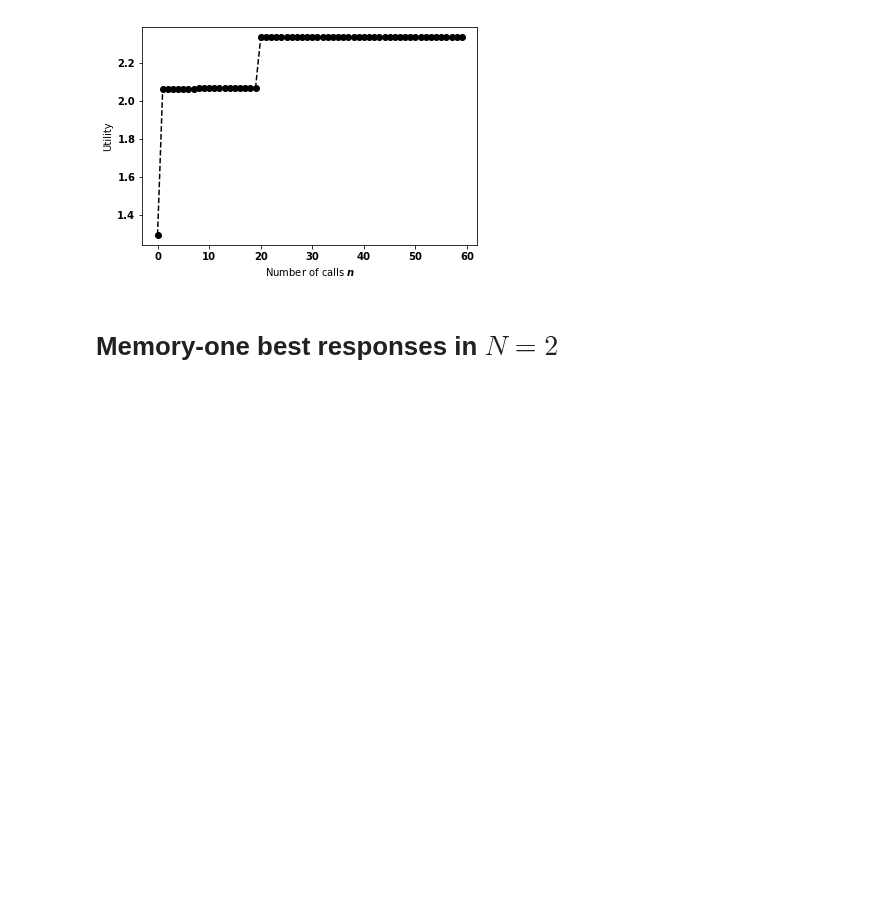
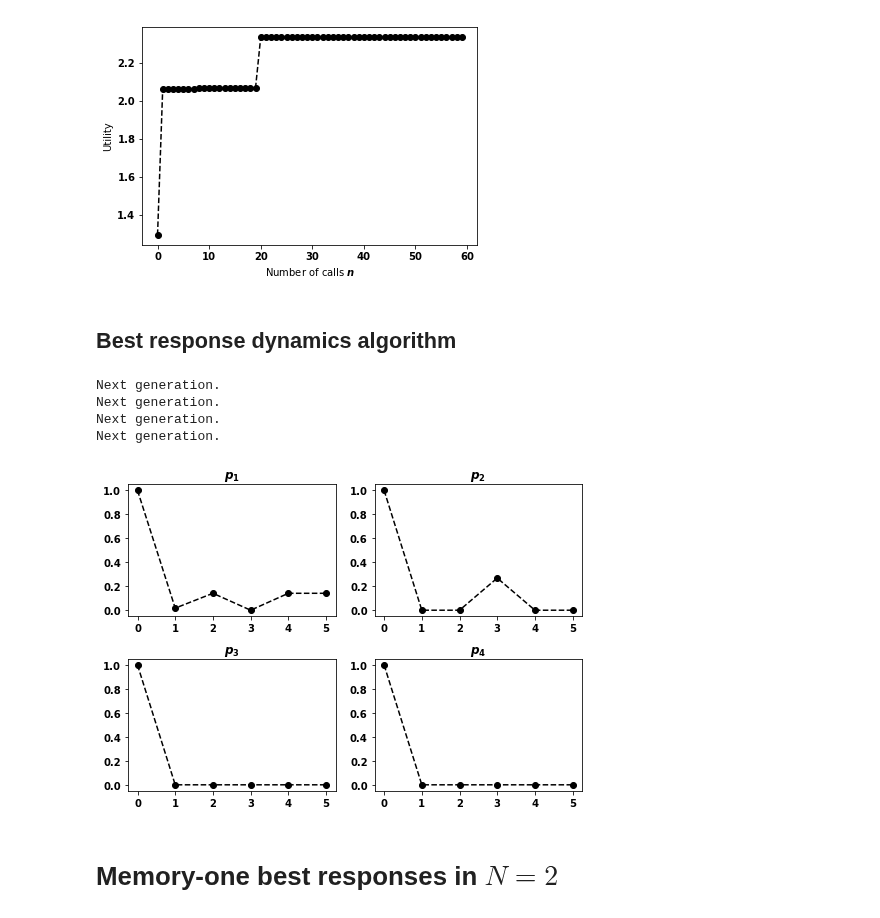
Before and after one commit to Nikoleta-v3/Memory-size-in-the-prisoners-dilemma, a Jupyter notebook: nbs/3. Numerical experiments.ipynb, the cells around one changed output. Cells and saved outputs as stored; diff of their text form; code cells hidden in the pictures; blank space fills up the shorter version.

Commit message:
include example code for best response dynamics

```diff
--- a/nbs/3. Numerical experiments.ipynb
+++ b/nbs/3. Numerical experiments.ipynb
@@ -60,6 +60,40 @@ plt.ylabel(r"Utility");
 fig.savefig('../img/bayesian_example.pdf')
 # %% [output]
 [figure]
+# %% [markdown]
+Best response dynamics algorithm
+-----------------------------------------
+# %%
+axl.seed(2)
+random_opponents = [[random.random() for _ in range(4)] for _ in range(2)]
+# %%
+initial = np.array([1, 1, 1, 1])
+best_ev_response, history, _ = opt_mo.get_evolutionary_best_response(
+        random_opponents, opt_mo.get_memory_one_best_response, initial=initial
+    )
+# %% [output]
+Next generation.
+Next generation.
+Next generation.
+Next generation.
+# %%
+points = [[hist[i] for hist in history] for i in range(4)]
+
+fig, ax = plt.subplots(nrows=2, ncols=2, figsize=(7, 5))
+
+for i in range(4):
+
+    axes = (int(i / 2), i % 2)
+
+    ax[axes].plot(points[i], linestyle="--", marker="o", color="black"),
+    ax[axes].set_title(r"$p_{}$".format(i + 1))
+    ax[axes].set_ylim(-0.05, 1.05)
+
+fig.tight_layout()
+
+fig.savefig('../img/best_response_dynamics_example.pdf')
+# %% [output]
+[figure, added]
 # %% [markdown]
 # Memory-one best responses in $N=2$
 # %%
```
Also changed, not shown: 1 other file.
